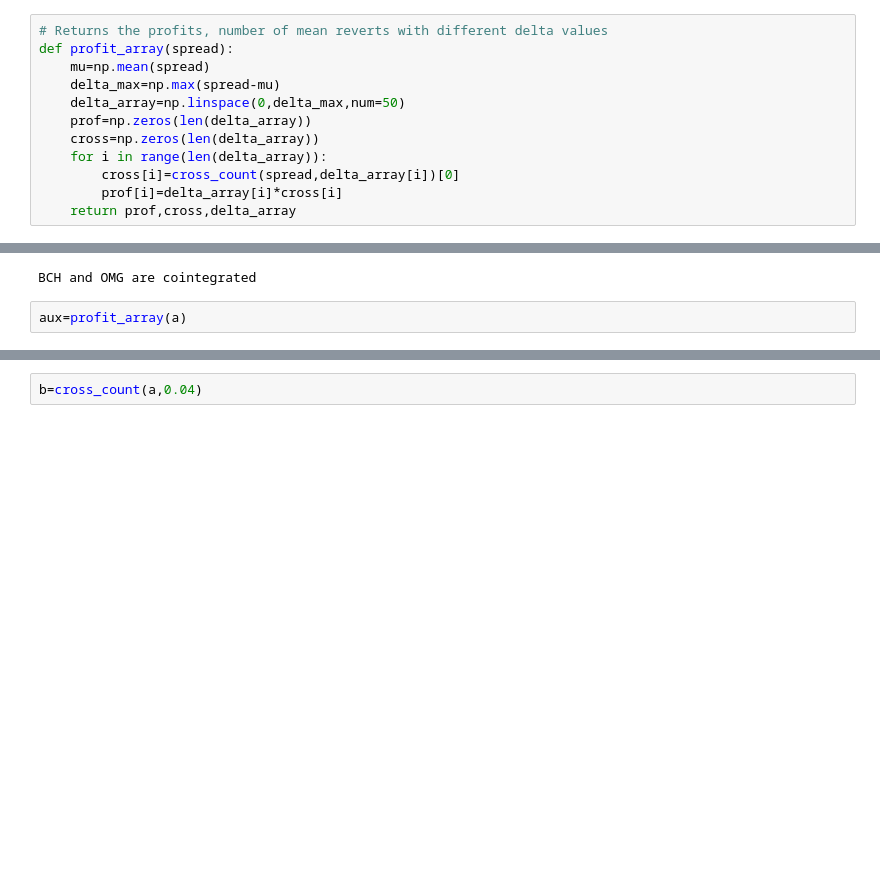
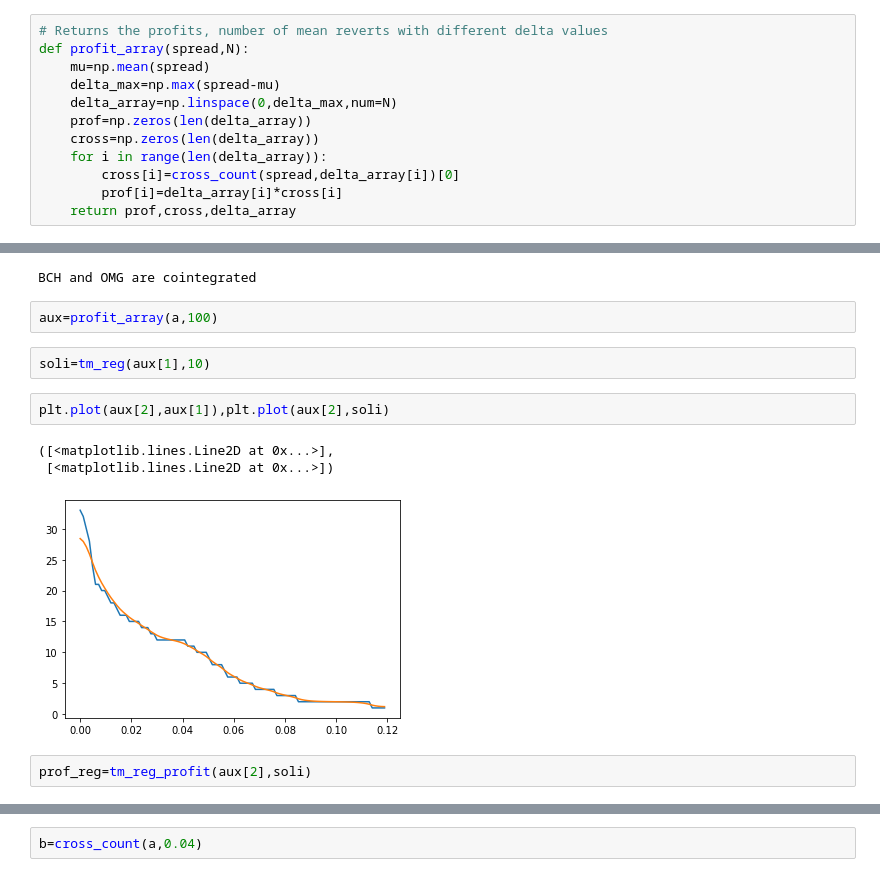
Before and after one commit to RolaRogers/quant, a Jupyter notebook: cointegration_test.ipynb, the cells around one changed output, grey strips where cells are left out. Cells and saved outputs as stored; diff of their text form; blank space fills up the shorter version.

```diff
--- a/cointegration_test.ipynb
+++ b/cointegration_test.ipynb
@@ -107,10 +107,10 @@ def profit_cross(spread,delta):
     return delta*cross_count(spread,delta)[0]
 # %%
 # Returns the profits, number of mean reverts with different delta values
-def profit_array(spread):
+def profit_array(spread,N):
     mu=np.mean(spread)
     delta_max=np.max(spread-mu)
-    delta_array=np.linspace(0,delta_max,num=50)
+    delta_array=np.linspace(0,delta_max,num=N)
     prof=np.zeros(len(delta_array))
     cross=np.zeros(len(delta_array))
     for i in range(len(delta_array)):
@@ -131,5 +149,15 @@ adfuller_test('BCH','OMG',3600)
 # %% [output]
 BCH and OMG are cointegrated
 # %%
-aux=profit_array(a)
+aux=profit_array(a,100)
+# %%
+soli=tm_reg(aux[1],10)
+# %%
+plt.plot(aux[2],aux[1]),plt.plot(aux[2],soli)
+# %% [output]
+([<matplotlib.lines.Line2D at 0x...>],
+ [<matplotlib.lines.Line2D at 0x...>])
+[figure, added]
+# %%
+prof_reg=tm_reg_profit(aux[2],soli)
 # %%
```
Also changed, not shown: parts of 7 cells of this notebook.
